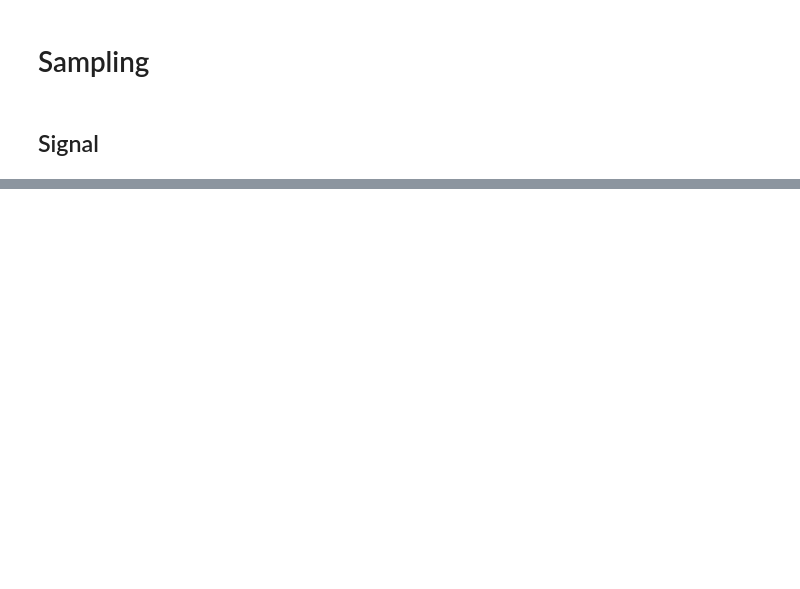
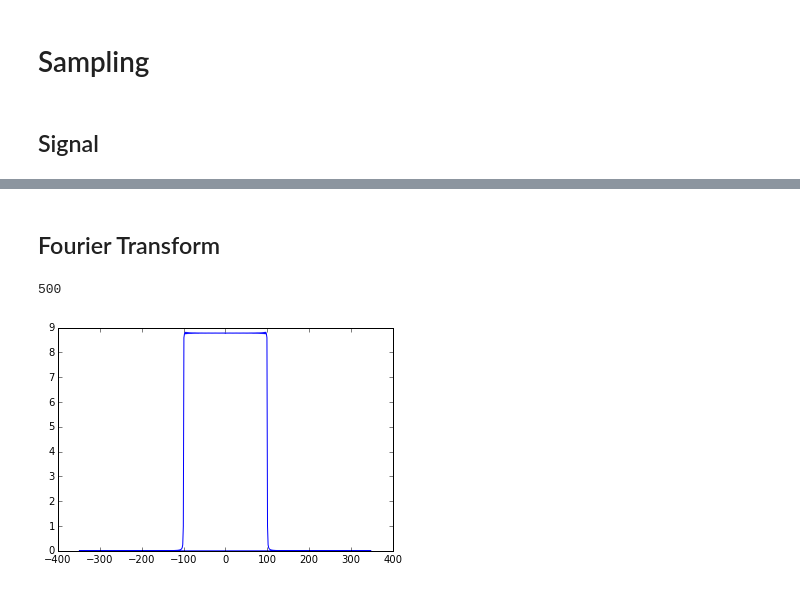
Before and after one commit to claesenm/kul-systeemtheorie, a Jupyter notebook: notebooks/Sampling.ipynb, the cells around one changed output, grey strips where cells are left out. Cells and saved outputs as stored; diff of their text form; code cells hidden in the pictures; blank space fills up the shorter version.

```diff
--- a/notebooks/Sampling.ipynb
+++ b/notebooks/Sampling.ipynb
@@ -36,0 +17,11 @@ plt.show()
+# %% [markdown]
+## Fourier Transform
+# %%
+yf = 2.0/N * np.abs(fourier.fft(y))
+print len(yf)
+xf = np.fft.fftfreq(len(y), t[1] - t[0])
+plt.plot(xf,yf)
+plt.show()
+# %% [output]
+500
+[figure, added]
```
Also changed, not shown: parts of 11 cells of this notebook, 1 other file.
